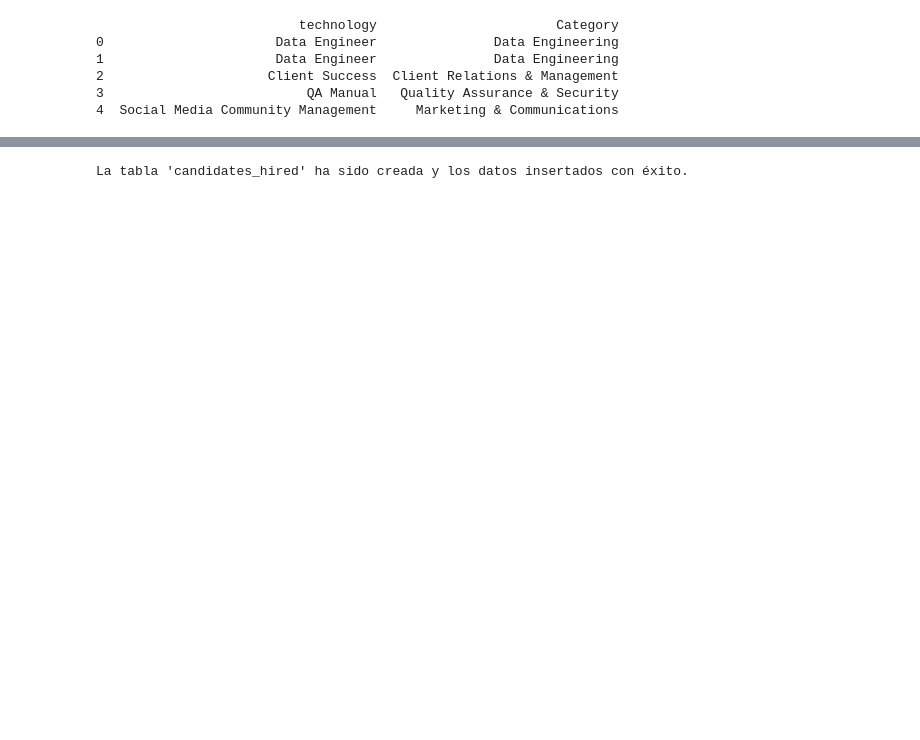
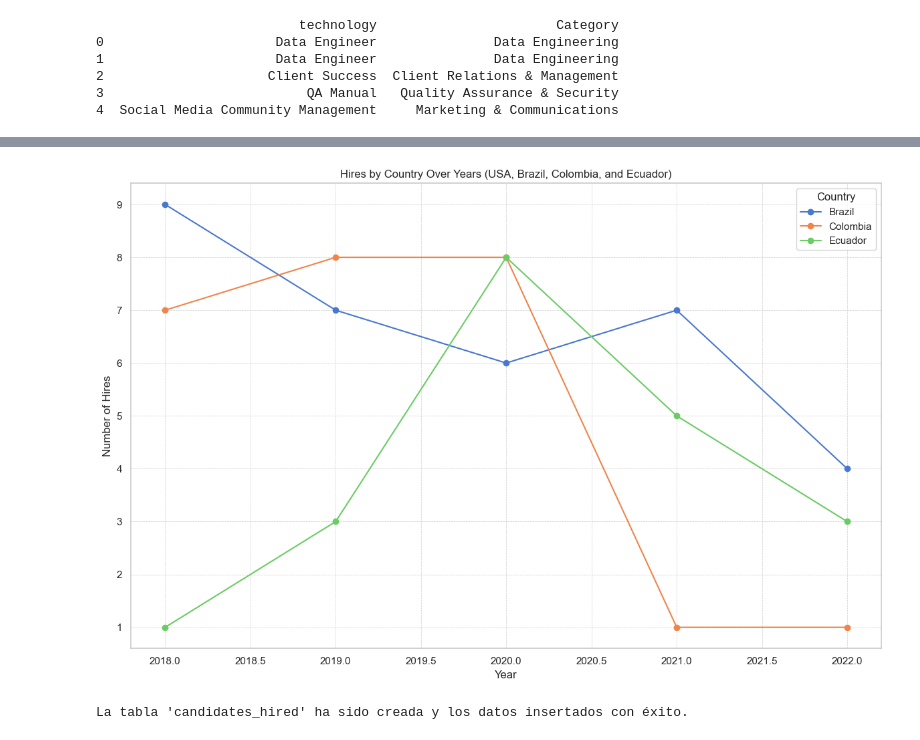
Before and after one commit to StevenVegaL/WORKSHOP-1-Navigating-the-Global-Talent-for-Strategic-Recruitment, a Jupyter notebook: Workshop 1.ipynb, the cells around one changed output, grey strips where cells are left out. Cells and saved outputs as stored; diff of their text form; code cells hidden in the pictures; blank space fills up the shorter version.

```diff
--- a/Workshop 1.ipynb
+++ b/Workshop 1.ipynb
@@ -554,3 +600,26 @@ print(candidatos[['technology', 'Category']].head())
+# %%
+# Filtrar datos para incluir solo los países de interés
+paises_interes = ['USA', 'Brazil', 'Colombia', 'Ecuador']
+df_filtrado = candidatos[candidatos['country'].isin(paises_interes) & candidatos['Hired']]
+
+# Agrupar por año y país, y contar el número de contrataciones
+contrataciones_por_pais_y_año = df_filtrado.groupby(['application_date', 'country']).size().unstack(fill_value=0)
+
+# Crear el gráfico de líneas múltiples
+plt.figure(figsize=(12, 8))
+for pais in contrataciones_por_pais_y_año.columns:
+    plt.plot(contrataciones_por_pais_y_año.index, contrataciones_por_pais_y_año[pais], label=pais, marker='o')
+
+plt.title('Hires by Country Over Years (USA, Brazil, Colombia, and Ecuador)')
+plt.xlabel('Year')
+plt.ylabel('Number of Hires')
+plt.legend(title='Country')
+plt.grid(True, which='both', linestyle='--', linewidth=0.5)
+plt.tight_layout()
+
+plt.show()
+# %% [output]
+[figure, added]
 # %%
 # Asumiendo que 'engine' ya está configurado como antes
 try:
```
Also changed, not shown: parts of 14 cells of this notebook.
